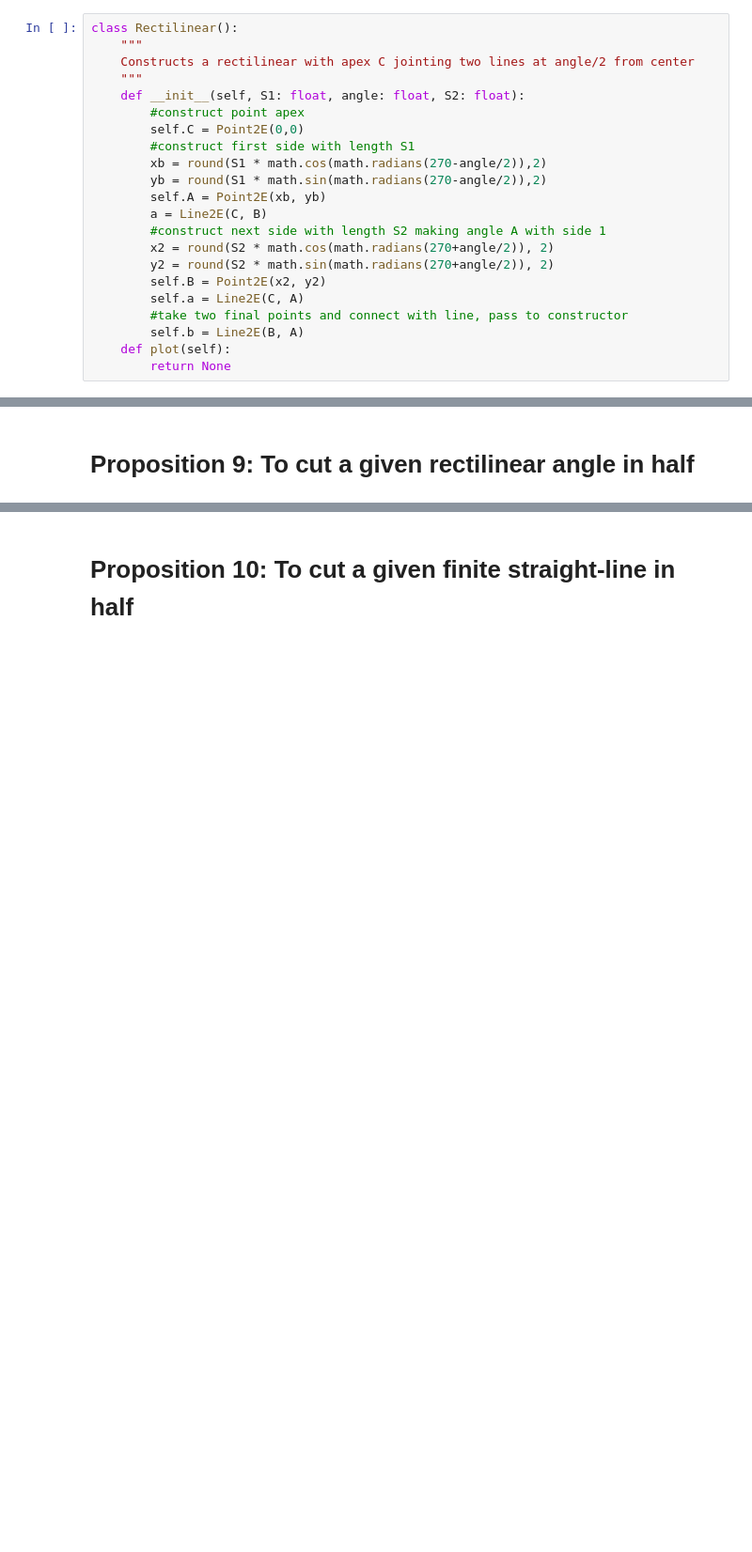
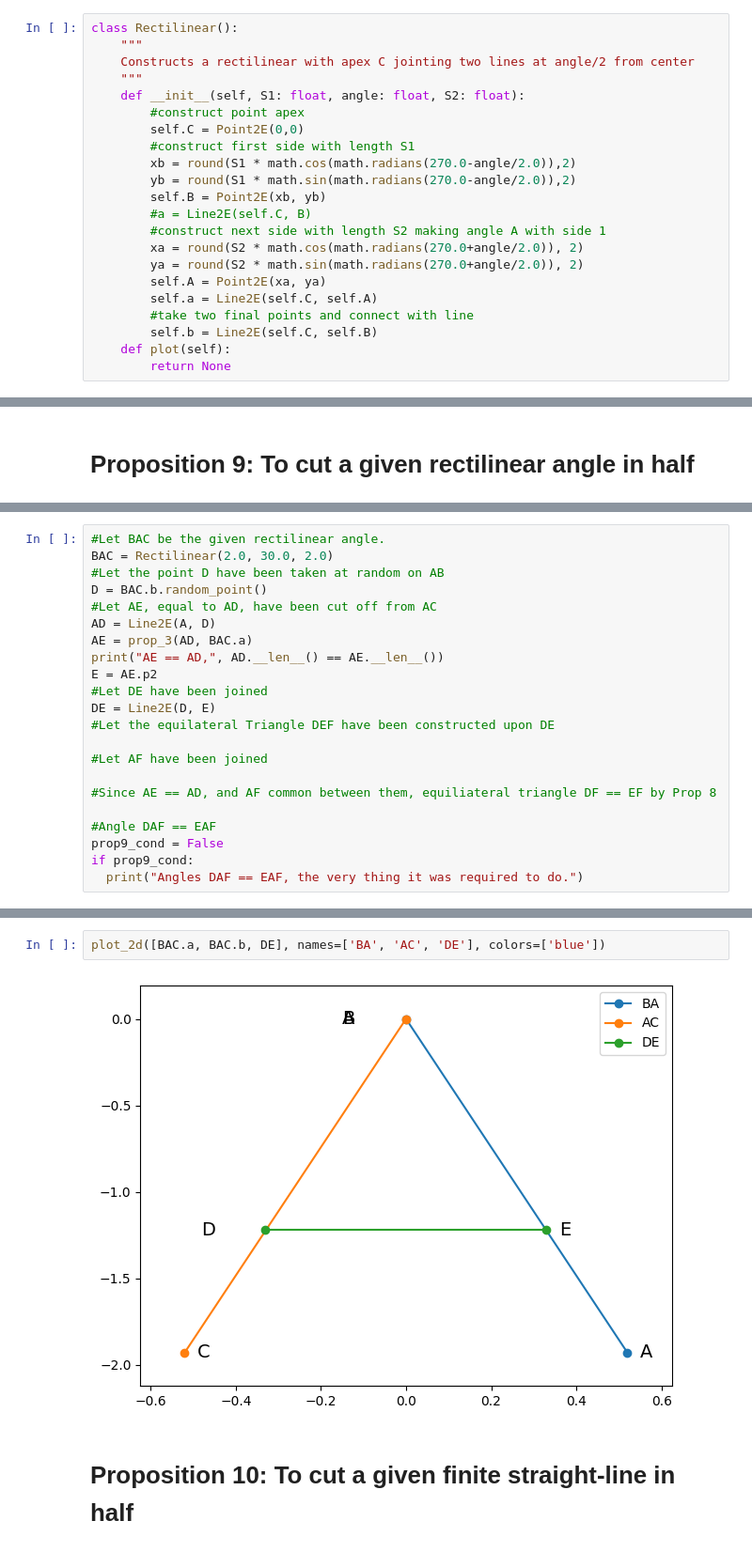
Before and after one commit to jon-bown/euclid, a Jupyter notebook: euclid_s_elements_book_1_prop_1_20.ipynb, the cells around one changed output, grey strips where cells are left out. Shown: that part at 94% size. Drawn from its saved outputs; the diff is of its cells as text; blank space fills up the shorter version.

Commit message:
Initial pass at prop 9, improved Rectilinear class

```diff
--- a/euclid_s_elements_book_1_prop_1_20.ipynb
+++ b/euclid_s_elements_book_1_prop_1_20.ipynb
@@ -266,17 +257,17 @@ class Rectilinear():
         #construct point apex
         self.C = Point2E(0,0)
         #construct first side with length S1
-        xb = round(S1 * math.cos(math.radians(270-angle/2)),2)
-        yb = round(S1 * math.sin(math.radians(270-angle/2)),2)
-        self.A = Point2E(xb, yb)
-        a = Line2E(C, B)
+        xb = round(S1 * math.cos(math.radians(270.0-angle/2.0)),2)
+        yb = round(S1 * math.sin(math.radians(270.0-angle/2.0)),2)
+        self.B = Point2E(xb, yb)
+        #a = Line2E(self.C, B)
         #construct next side with length S2 making angle A with side 1
-        x2 = round(S2 * math.cos(math.radians(270+angle/2)), 2)
-        y2 = round(S2 * math.sin(math.radians(270+angle/2)), 2)
-        self.B = Point2E(x2, y2)
-        self.a = Line2E(C, A)
-        #take two final points and connect with line, pass to constructor
-        self.b = Line2E(B, A)
+        xa = round(S2 * math.cos(math.radians(270.0+angle/2.0)), 2)
+        ya = round(S2 * math.sin(math.radians(270.0+angle/2.0)), 2)
+        self.A = Point2E(xa, ya)
+        self.a = Line2E(self.C, self.A)
+        #take two final points and connect with line
+        self.b = Line2E(self.C, self.B)
     def plot(self):
         return None
 # %%
@@ -845,0 +827,22 @@ True
+# %%
+#Let BAC be the given rectilinear angle.
+BAC = Rectilinear(2.0, 30.0, 2.0)
+#Let the point D have been taken at random on AB
+D = BAC.b.random_point()
+#Let AE, equal to AD, have been cut off from AC
+AD = Line2E(A, D)
+AE = prop_3(AD, BAC.a)
+print("AE == AD,", AD.__len__() == AE.__len__())
+E = AE.p2
+#Let DE have been joined
+DE = Line2E(D, E)
+#Let the equilateral Triangle DEF have been constructed upon DE
+
+#Let AF have been joined
+
+#Since AE == AD, and AF common between them, equiliateral triangle DF == EF by Prop 8
+
+#Angle DAF == EAF
+prop9_cond = False
+if prop9_cond:
+  print("Angles DAF == EAF, the very thing it was required to do.")
@@ -846,3 +851,7 @@ True
+# %%
+plot_2d([BAC.a, BAC.b, DE], names=['BA', 'AC', 'DE'], colors=['blue'])
+# %% [output]
+[figure, added]
 # %% [markdown]
 # Proposition 10: To cut a given finite straight-line in half
 # %%
```
Also changed, not shown: parts of 5 cells of this notebook.
